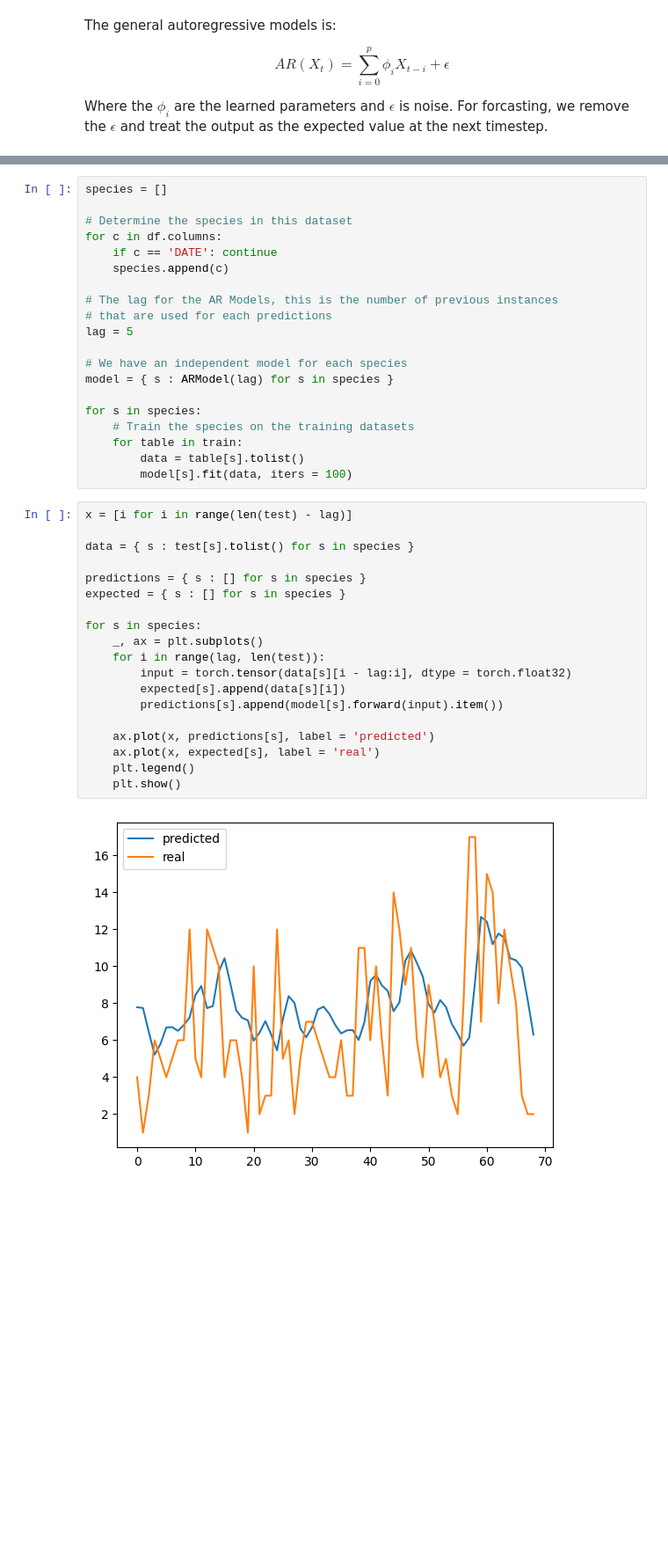
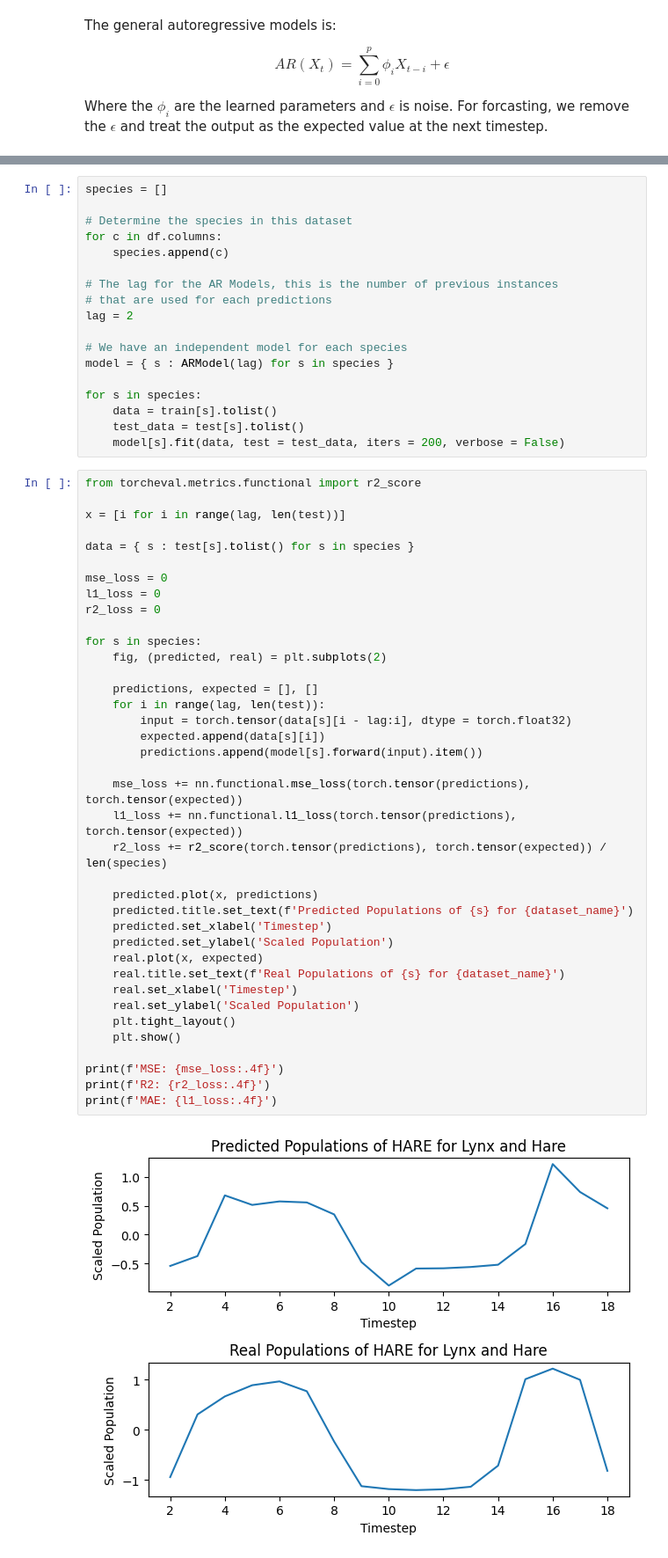
Before and after one commit to ANCP2021/ML-on-Graphs-Project, a Jupyter notebook: Models/regression/autoregressive_model.ipynb, the cells around one changed output, grey strips where cells are left out. Shown: that part at 88% size. Cells and saved outputs as stored; diff of their text form; blank space fills up the shorter version.

Commit message:
initial figures for results

```diff
--- a/Models/regression/autoregressive_model.ipynb
+++ b/Models/regression/autoregressive_model.ipynb
@@ -94,39 +127,56 @@ species = []
 
 # Determine the species in this dataset
 for c in df.columns:
-    if c == 'DATE': continue
     species.append(c)
 
 # The lag for the AR Models, this is the number of previous instances
 # that are used for each predictions
-lag = 5
+lag = 2
 
 # We have an independent model for each species
 model = { s : ARModel(lag) for s in species }
 
 for s in species:
-    # Train the species on the training datasets
-    for table in train:
-        data = table[s].tolist()
-        model[s].fit(data, iters = 100)
+    data = train[s].tolist()
+    test_data = test[s].tolist()
+    model[s].fit(data, test = test_data, iters = 200, verbose = False)
 # %%
-x = [i for i in range(len(test) - lag)]
+from torcheval.metrics.functional import r2_score
+
+x = [i for i in range(lag, len(test))]
 
 data = { s : test[s].tolist() for s in species }
 
-predictions = { s : [] for s in species }
-expected = { s : [] for s in species }
+mse_loss = 0
+l1_loss = 0
+r2_loss = 0
 
 for s in species:
-    _, ax = plt.subplots()
+    fig, (predicted, real) = plt.subplots(2)
+
+    predictions, expected = [], []
     for i in range(lag, len(test)):
         input = torch.tensor(data[s][i - lag:i], dtype = torch.float32)
-        expected[s].append(data[s][i])
-        predictions[s].append(model[s].forward(input).item())
+        expected.append(data[s][i])
+        predictions.append(model[s].forward(input).item())
 
-    ax.plot(x, predictions[s], label = 'predicted')
-    ax.plot(x, expected[s], label = 'real')
-    plt.legend()
+    mse_loss += nn.functional.mse_loss(torch.tensor(predictions), torch.tensor(expected))
+    l1_loss += nn.functional.l1_loss(torch.tensor(predictions), torch.tensor(expected))
+    r2_loss += r2_score(torch.tensor(predictions), torch.tensor(expected)) / len(species)
+
+    predicted.plot(x, predictions)
+    predicted.title.set_text(f'Predicted Populations of {s} for {dataset_name}')
+    predicted.set_xlabel('Timestep')
+    predicted.set_ylabel('Scaled Population')
+    real.plot(x, expected)
+    real.title.set_text(f'Real Populations of {s} for {dataset_name}')
+    real.set_xlabel('Timestep')
+    real.set_ylabel('Scaled Population')
+    plt.tight_layout()
     plt.show()
+
+print(f'MSE: {mse_loss:.4f}')
+print(f'R2: {r2_loss:.4f}')
+print(f'MAE: {l1_loss:.4f}')
 # %% [output]
-[figure, old version]
+[figure, new version]
```
Also changed, not shown: parts of 8 cells of this notebook, 11 other files.
